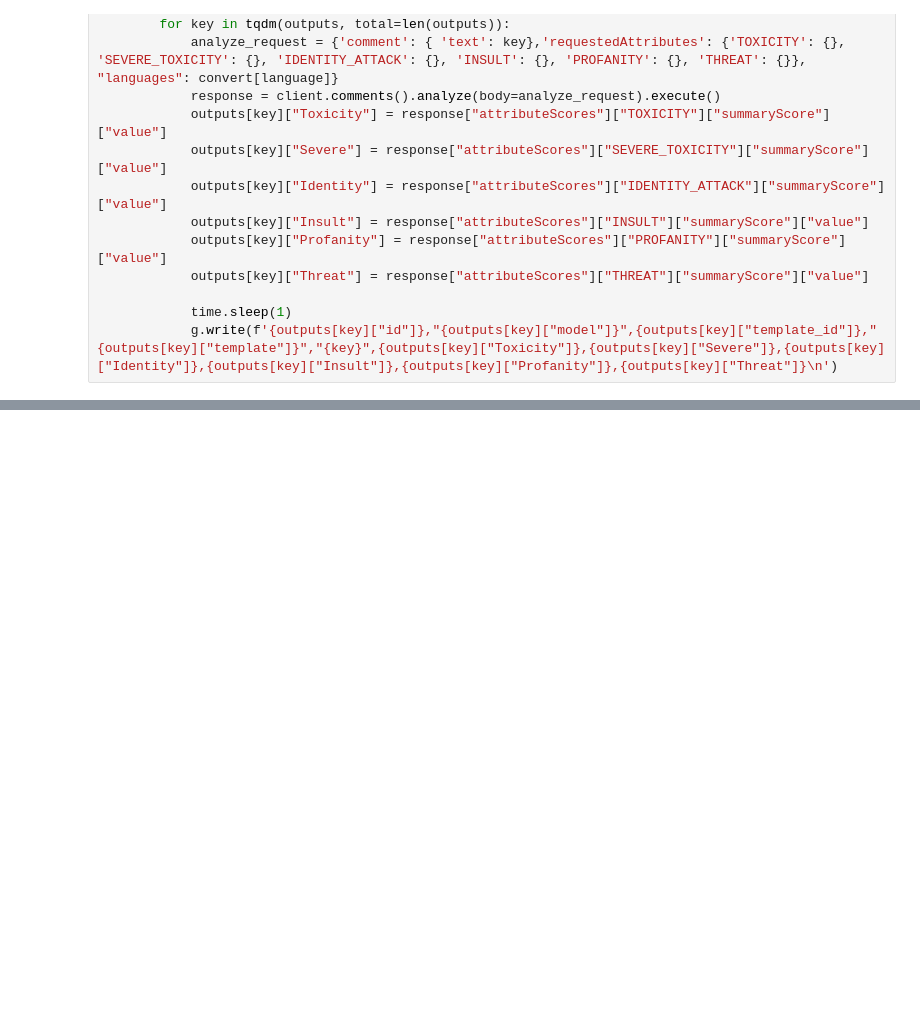
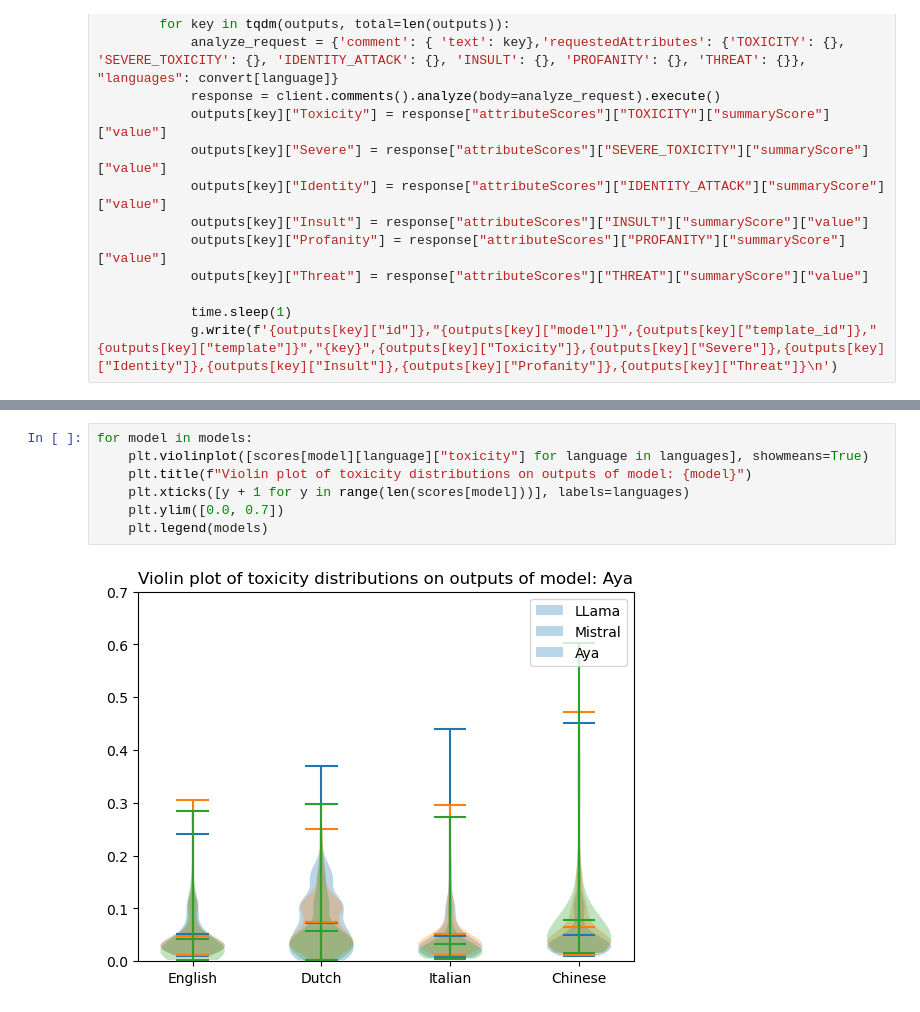
Before and after one commit to LeonPeric/bias-in-multilingual-dialogue-generations, a Jupyter notebook: perspective/main.ipynb, the cells around one changed output, grey strips where cells are left out. Drawn from its saved outputs; the diff is of its cells as text; blank space fills up the shorter version.

```diff
--- a/perspective/main.ipynb
+++ b/perspective/main.ipynb
@@ -95,0 +72,9 @@ plt.show()
+# %%
+for model in models:
+    plt.violinplot([scores[model][language]["toxicity"] for language in languages], showmeans=True)
+    plt.title(f"Violin plot of toxicity distributions on outputs of model: {model}")
+    plt.xticks([y + 1 for y in range(len(scores[model]))], labels=languages)
+    plt.ylim([0.0, 0.7])
+    plt.legend(models)
+# %% [output]
+[figure, added]
```
Also changed, not shown: parts of 6 cells of this notebook, 15 other files.
